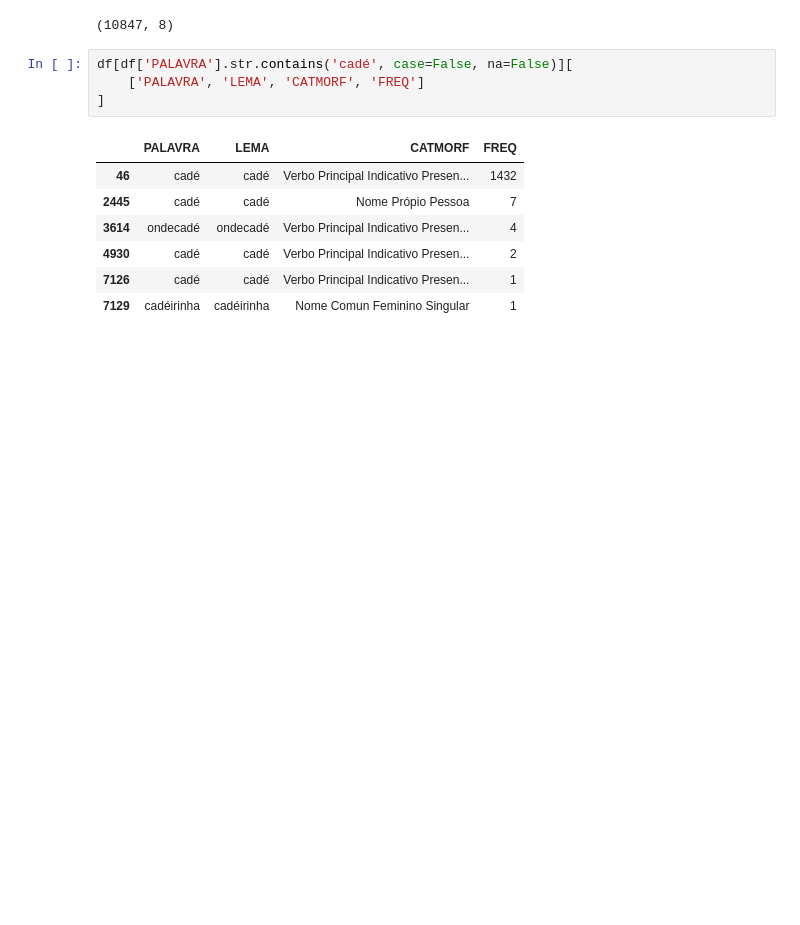
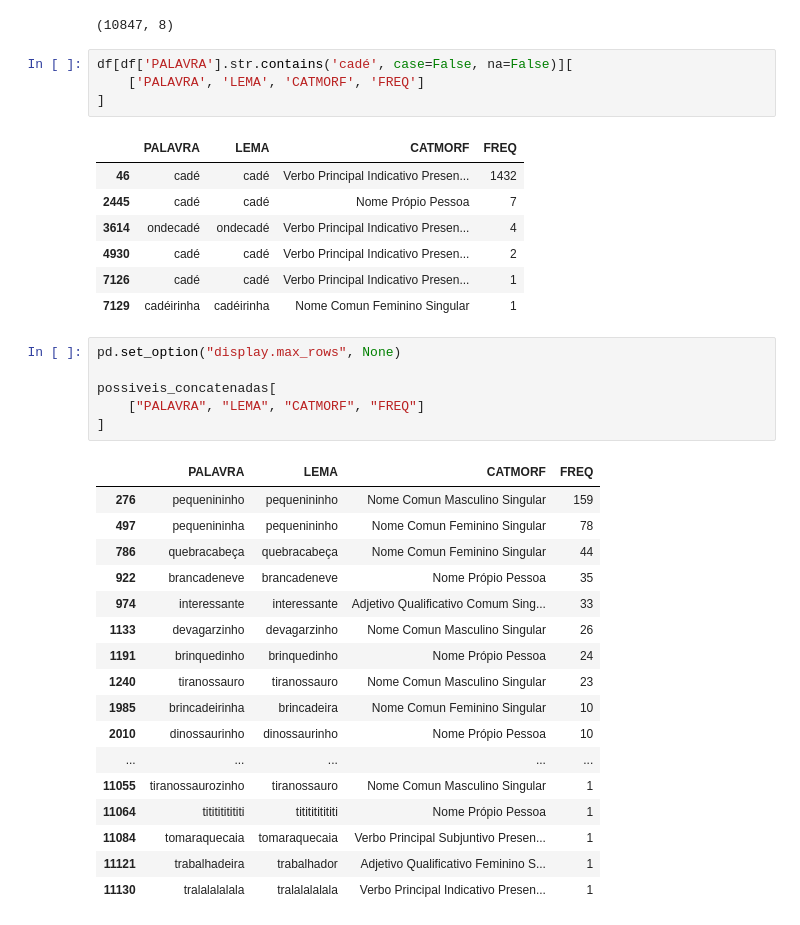
Before and after one commit to FatecFranca/DSM-P5-G01-2026-02, a Jupyter notebook: Pre_processamento_3.ipynb, the cells around one changed output. Saved outputs shown, nothing was run; the diff lists cells and outputs as text; blank space fills up the shorter version.

Commit message:
tratamento de palavras concatenadas

```diff
--- a/Pre_processamento_3.ipynb
+++ b/Pre_processamento_3.ipynb
@@ -85,3 +85,27 @@ df[df['PALAVRA'].str.contains('cadé', case=False, na=False)][
 | 4930 | cadé | cadé | Verbo Principal Indicativo Presen... | 2 |
 | 7126 | cadé | cadé | Verbo Principal Indicativo Presen... | 1 |
 | 7129 | cadéirinha | cadéirinha | Nome Comun Feminino Singular | 1 |
+# %%
+pd.set_option("display.max_rows", None)
+
+possiveis_concatenadas[
+    ["PALAVRA", "LEMA", "CATMORF", "FREQ"]
+]
+# %% [output]
+|  | PALAVRA | LEMA | CATMORF | FREQ |
+| 276 | pequenininho | pequenininho | Nome Comun Masculino Singular | 159 |
+| 497 | pequenininha | pequenininho | Nome Comun Feminino Singular | 78 |
+| 786 | quebracabeça | quebracabeça | Nome Comun Feminino Singular | 44 |
+| 922 | brancadeneve | brancadeneve | Nome Própio Pessoa | 35 |
+| 974 | interessante | interessante | Adjetivo Qualificativo Comum Sing... | 33 |
+| 1133 | devagarzinho | devagarzinho | Nome Comun Masculino Singular | 26 |
+| 1191 | brinquedinho | brinquedinho | Nome Própio Pessoa | 24 |
+| 1240 | tiranossauro | tiranossauro | Nome Comun Masculino Singular | 23 |
+| 1985 | brincadeirinha | brincadeira | Nome Comun Feminino Singular | 10 |
+| 2010 | dinossaurinho | dinossaurinho | Nome Própio Pessoa | 10 |
+| ... | ... | ... | ... | ... |
+| 11055 | tiranossaurozinho | tiranossauro | Nome Comun Masculino Singular | 1 |
+| 11064 | tititititititi | tititititititi | Nome Própio Pessoa | 1 |
+| 11084 | tomaraquecaia | tomaraquecaia | Verbo Principal Subjuntivo Presen... | 1 |
+| 11121 | trabalhadeira | trabalhador | Adjetivo Qualificativo Feminino S... | 1 |
+| 11130 | tralalalalala | tralalalalala | Verbo Principal Indicativo Presen... | 1 |
```
Also changed, not shown: parts of 11 cells of this notebook, 2 other files.
